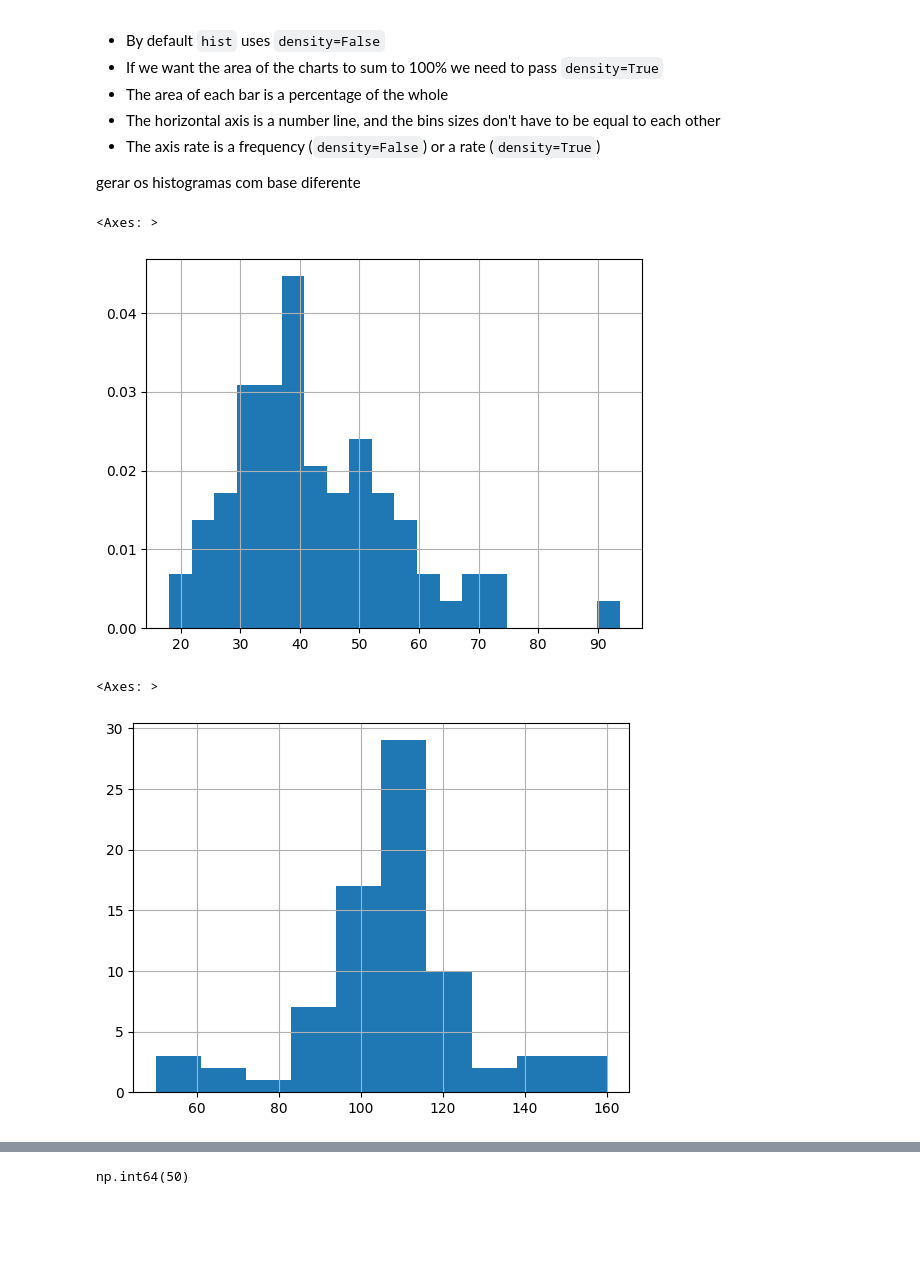
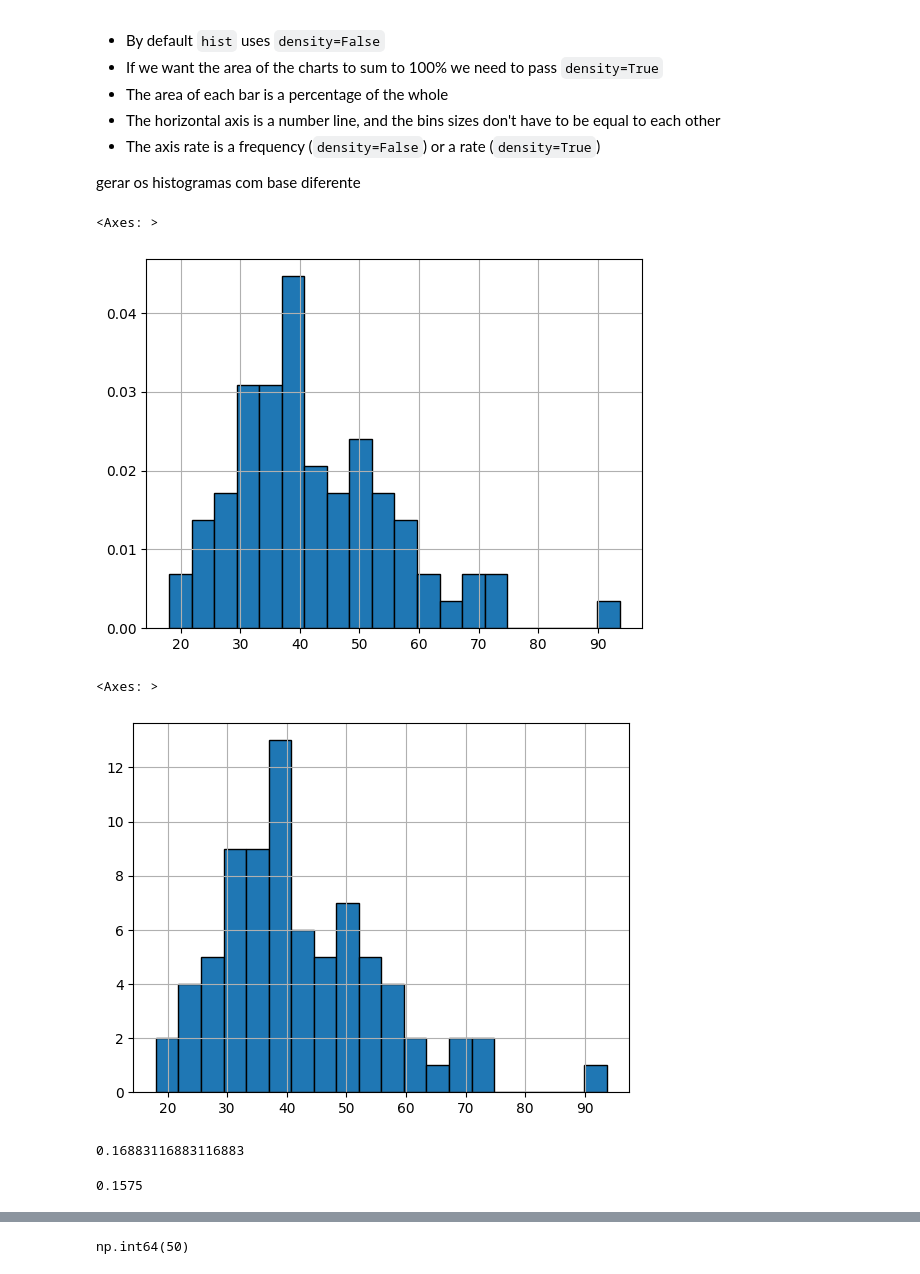
Before and after one commit to gabrielalusofona/icd, a Jupyter notebook: 02-EDA.ipynb, the cells around one changed output, grey strips where cells are left out. Drawn from its saved outputs; the diff is of its cells as text; code cells hidden in the pictures; blank space fills up the shorter version.

```diff
--- a/02-EDA.ipynb
+++ b/02-EDA.ipynb
@@ -444,12 +458,20 @@ cereal['weight'].hist()
 
 gerar os histogramas com base diferente
 # %%
-cereal['rating'].hist(bins=20, density=True)
+cereal['rating'].hist(bins=20, density=True, edgecolor='k')
 # %% [output]
 <Axes: >
-[figure, old version]
+[figure, new version]
 # %%
-cereal['calories'].hist()
+cereal['rating'].hist(bins=20, edgecolor='k')
 # %% [output]
 <Axes: >
-[figure, old version]
+[figure, new version]
+# %%
+13/77
+# %% [output]
+0.16883116883116883
+# %%
+3.5*0.045
+# %% [output]
+0.1575
```
Also changed, not shown: parts of 20 cells of this notebook, 8 other files.
